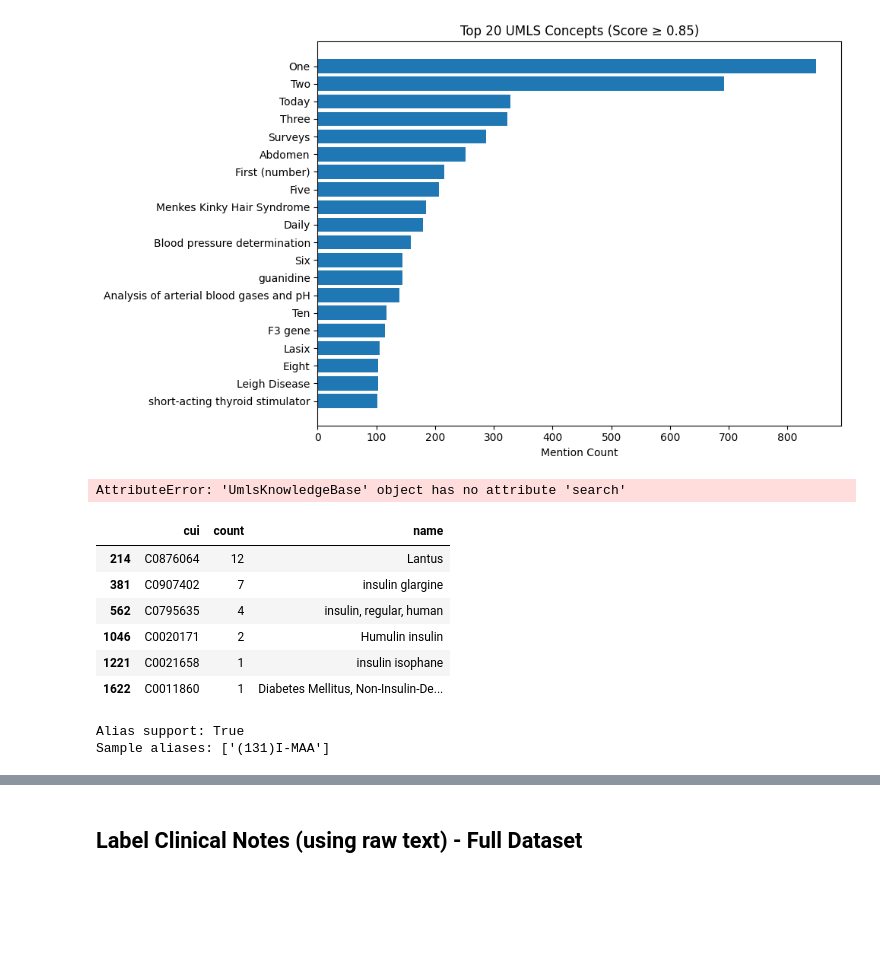
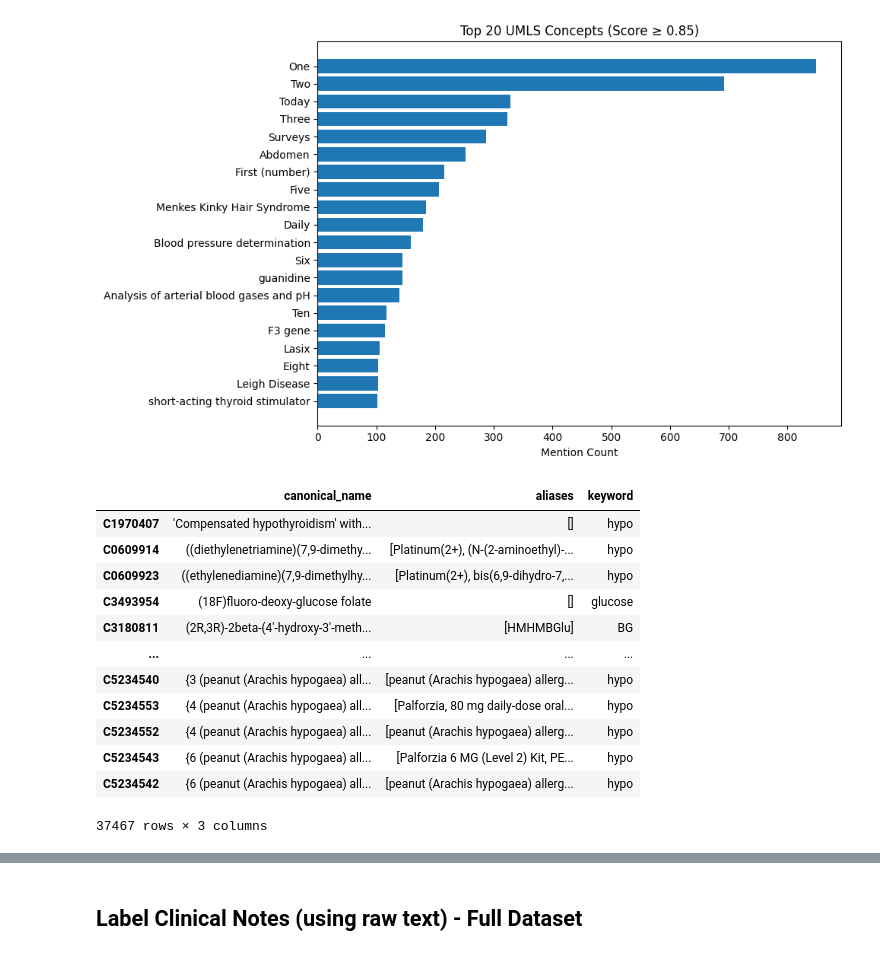
Before and after one commit to April-Taylor/NLP-Qualifications-Project, a Jupyter notebook: Revised_Paired_MIMIC_NLP_ATaylor_Project.ipynb, the cells around one changed output, grey strips where cells are left out. Cells and saved outputs as stored; diff of their text form; code cells hidden in the pictures; blank space fills up the shorter version.

Commit message:
Daily update from Colab

```diff
--- a/Revised_Paired_MIMIC_NLP_ATaylor_Project.ipynb
+++ b/Revised_Paired_MIMIC_NLP_ATaylor_Project.ipynb
@@ -1789,29 +1798,18 @@ plot_top_umls(summary)
 # %% [output]
 [figure]
 # %%
-def find_related_cuis_by_keywords(linker, keywords, top_n=5, min_score=0.7):
+def find_related_cuis(linker, keywords):
     matches = {}
-
-    for keyword in keywords:
-        entities = linker.kb.search(keyword)
-        for cui, score in entities[:top_n]:
-            if score < min_score:
-                continue
-            entity = linker.kb.cui_to_entity[cui]
-
-            all_names = [entity.canonical_name.lower()]
-            if hasattr(entity, "aliases"):
-                all_names.extend(a.lower() for a in entity.aliases)
-
+    for cui, entity in linker.kb.cui_to_entity.items():
+        all_names = [entity.canonical_name.lower()] + [a.lower() for a in getattr(entity, "aliases", [])]
+        for keyword in keywords:
             if any(keyword.lower() in name for name in all_names):
-                if cui not in matches or score > matches[cui]["score"]:
-                    matches[cui] = {
-                        "canonical_name": entity.canonical_name,
-                        "types": entity.types,
-                        "score": score,
-                        "keyword": keyword
-                    }
-
+                matches[cui] = {
+                    "canonical_name": entity.canonical_name,
+                    "aliases": entity.aliases,
+                    "keyword": keyword
+                }
+                break
     return matches
 # %%
 glucose_keywords = [
@@ -1832,30 +1830,20 @@ insulin_keywords = [
 ]
-# %%
-glucose_cui_map = find_related_cuis_by_keywords(umls_linker.linker, glucose_keywords)
-glucose_summary = summary[summary["cui"].isin(glucose_cui_map.keys())]
-display(glucose_summary)
-# %% [output]
-AttributeError: 'UmlsKnowledgeBase' object has no attribute 'search'
-# %%
-insulin_cui_map = find_related_cuis(umls_linker.linker, insulin_keywords)
-insulin_summary = summary[summary["cui"].isin(insulin_cui_map.keys())]
-display(insulin_summary)
-# %% [output]
-|  | cui | count | name |
-| 214 | C0876064 | 12 | Lantus |
-| 381 | C0907402 | 7 | insulin glargine |
-| 562 | C0795635 | 4 | insulin, regular, human |
-| 1046 | C0020171 | 2 | Humulin insulin |
-| 1221 | C0021658 | 1 | insulin isophane |
-| 1622 | C0011860 | 1 | Diabetes Mellitus, Non-Insulin-De... |
-# %%
-sample_cui = list(umls_linker.linker.kb.cui_to_entity.keys())[0]
-sample_entity = umls_linker.linker.kb.cui_to_entity[sample_cui]
-
-has_aliases = hasattr(sample_entity, "aliases")
-print("Alias support:", has_aliases)
-if has_aliases:
-    print("Sample aliases:", sample_entity.aliases[:5])
-# %% [output]
-Alias support: True
-Sample aliases: ['(131)I-MAA']
+# %%
+glucose_cui_map = find_related_cuis(umls_linker.linker, glucose_keywords)
+insulin_cui_map = find_related_cuis(umls_linker.linker, insulin_keywords)
+# %%
+pd.DataFrame.from_dict(glucose_cui_map, orient="index").sort_values(by="canonical_name")
+# %% [output]
+|  | canonical_name | aliases | keyword |
+| C1970407 | 'Compensated hypothyroidism' with... | [] | hypo |
+| C0609914 | ((diethylenetriamine)(7,9-dimethy... | [Platinum(2+), (N-(2-aminoethyl)-... | hypo |
+| C0609923 | ((ethylenediamine)(7,9-dimethylhy... | [Platinum(2+), bis(6,9-dihydro-7,... | hypo |
+| C3493954 | (18F)fluoro-deoxy-glucose folate | [] | glucose |
+| C3180811 | (2R,3R)-2beta-(4'-hydroxy-3'-meth... | [HMHMBGlu] | BG |
+| ... | ... | ... | ... |
+| C5234540 | {3 (peanut (Arachis hypogaea) all... | [peanut (Arachis hypogaea) allerg... | hypo |
+| C5234553 | {4 (peanut (Arachis hypogaea) all... | [Palforzia, 80 mg daily-dose oral... | hypo |
+| C5234552 | {4 (peanut (Arachis hypogaea) all... | [peanut (Arachis hypogaea) allerg... | hypo |
+| C5234543 | {6 (peanut (Arachis hypogaea) all... | [Palforzia 6 MG (Level 2) Kit, PE... | hypo |
+| C5234542 | {6 (peanut (Arachis hypogaea) all... | [peanut (Arachis hypogaea) allerg... | hypo |
+37467 rows × 3 columns
```
Also changed, not shown: parts of 34 cells of this notebook, 3 other files.
